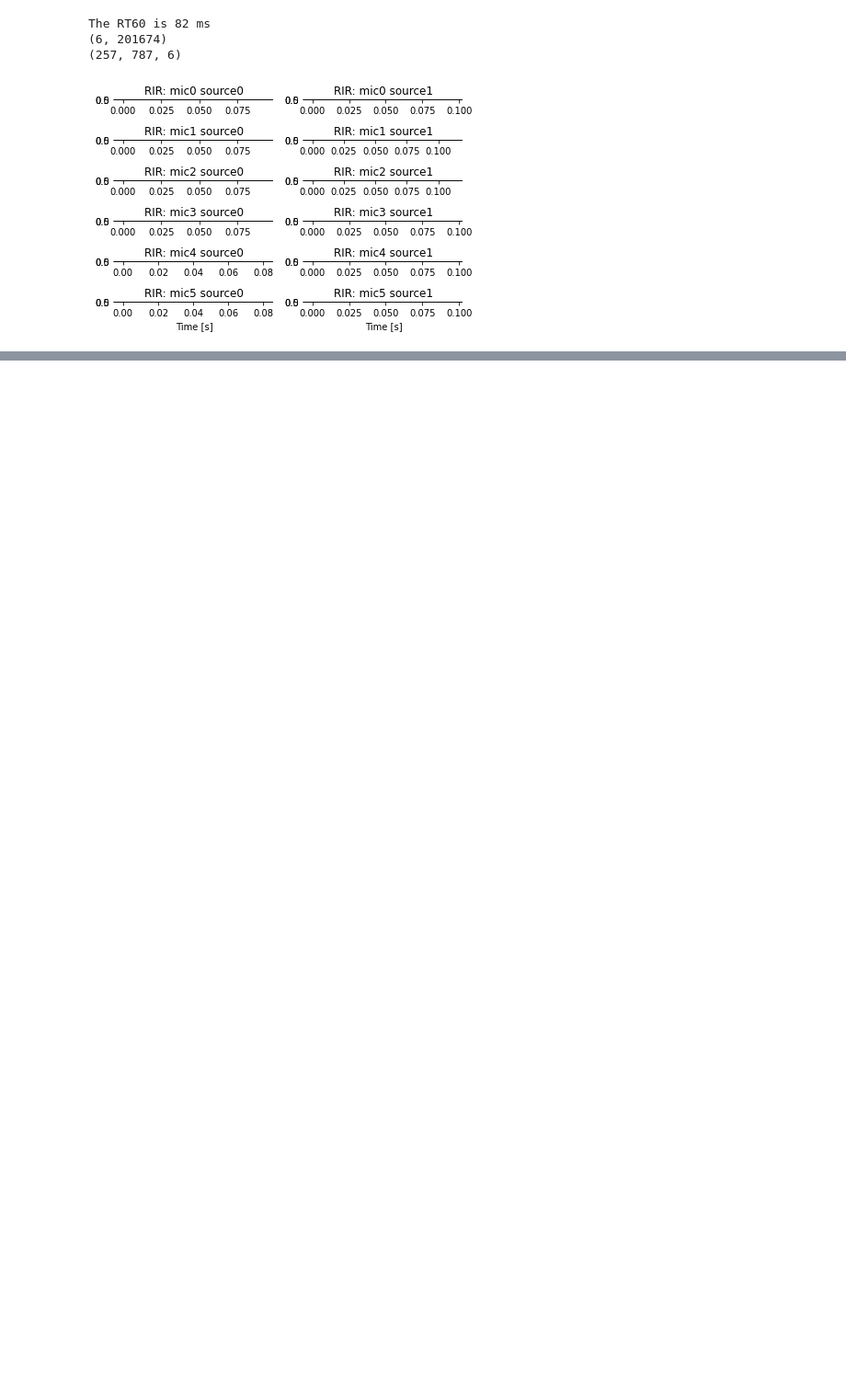
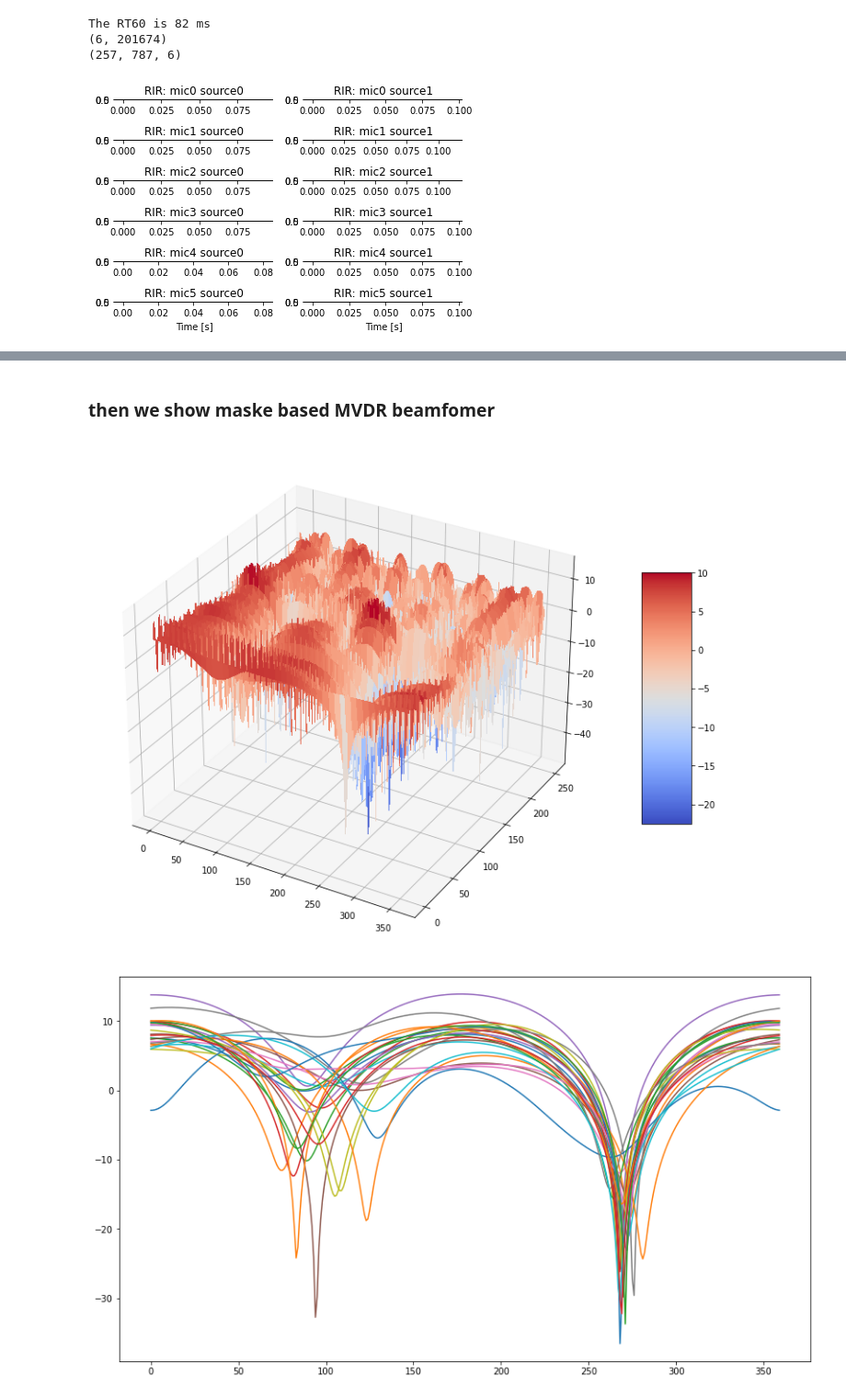
Before and after one commit to wangwei2009/DistantSpeech, a Jupyter notebook: example/mvdr.ipynb, the cells around one changed output, grey strips where cells are left out. Shown at 92% size. Saved outputs shown, nothing was run; the diff lists cells and outputs as text; code cells hidden in the pictures; blank space fills up the shorter version.

```diff
--- a/example/mvdr.ipynb
+++ b/example/mvdr.ipynb
@@ -170,0 +172,29 @@ visual(array_data[0], yout)
+# %% [markdown]
+### then we show maske based MVDR beamfomer
+# %%
+for n in range(frame_num):
+    y = D[:, n, :] # [F,M]
+
+    Phi_xx_all = Phi_xx_all + np.einsum('ij,il->ijl', y, y.conj()) * p[:, n:n+1, None]
+    Phi_vv_all = Phi_vv_all + np.einsum('ij,il->ijl', y, y.conj()) * (1-p[:, n:n+1, None])
+
+steer_vector = steering(Phi_xx_all)
+w = compute_mvdr_weight(steer_vector, np.linalg.inv(Phi_vv_all))
+Yout = np.einsum('inj,ij->in', D, w.conj())
+
+
+beamformer_obj = beamformer(mic=mic_array, frame_len=512)
+beamout = beamformer_obj.compute_beampattern(mic_array, weights=w.T)
+
+mesh(beamout[:, 2:-2].T)
+
+plt.figure(figsize=(14, 8))
+plt.plot(beamout[:, 8:32])
+plt.show()
+
+yout = transform.istft(Yout)
+visual(array_data[0], yout)
+pt(array_data[0]/np.max(np.abs(array_data[0])), yout/np.max(np.abs(yout)))
+# %% [output]
+[figure, added]
+[figure, added]
```
Also changed, not shown: parts of 9 cells of this notebook.
